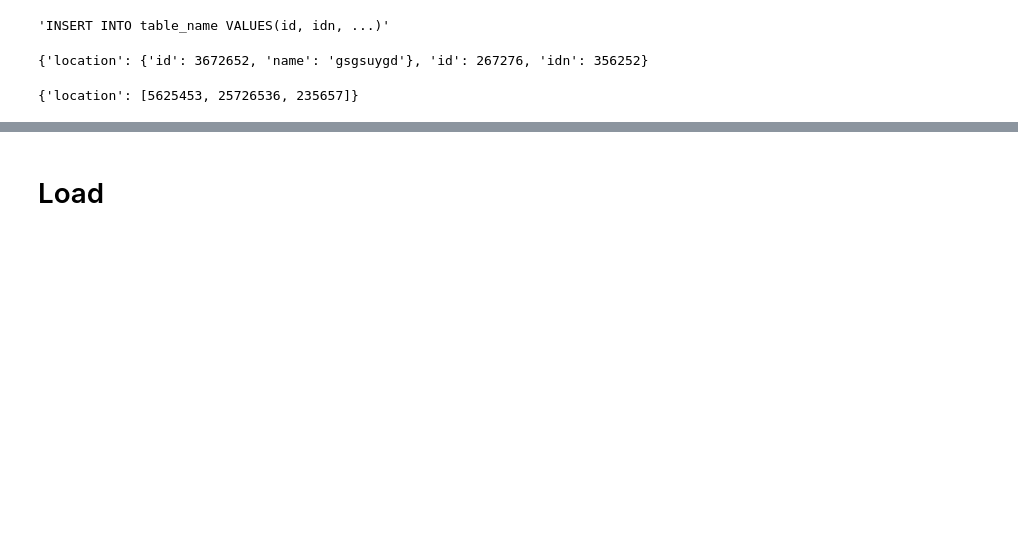
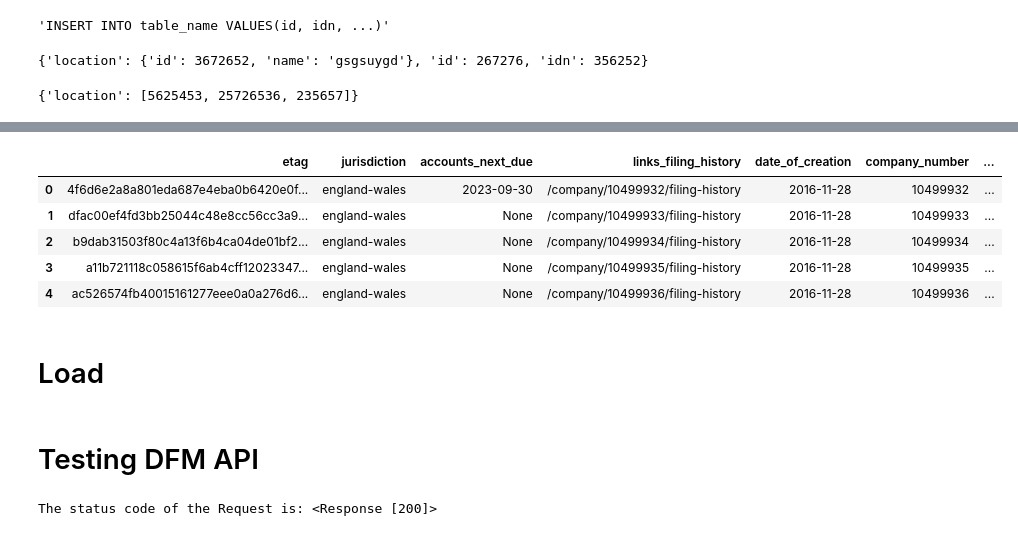
Before and after one commit to AriSidd/Data-Engineering-Tests, a Jupyter notebook: UK_company_house.ipynb, the cells around one changed output, grey strips where cells are left out. Cells and saved outputs as stored; diff of their text form; code cells hidden in the pictures; blank space fills up the shorter version.

```diff
--- a/UK_company_house.ipynb
+++ b/UK_company_house.ipynb
@@ -50,3 +56,7 @@ for status in status_list:
+# %%
+response_list = []
+for status in status_list:
+    response_list.append(status.json())
 # %% [markdown]
 # Transform
 # %%
@@ -134,0 +344,16 @@ our_mapping_config = [
+# %%
+our_mapping_config = [
+    {"index": 1, "colName": "etag", "type": "str", "alias": "None", "map_type": "None"},
+    {"index": 2, "colName": "jurisdiction", "type": "str", "alias": "None", "map_type": "None"},
+    {"index": 3, "colName": "accounts.next_due", "type": "str", "alias": "None", "map_type": "None"},
+    {"index": 4, "colName": "links.filing_history", "type": "str", "alias": "None", "map_type": "None"},
+    {"index": 5, "colName": "date_of_creation", "type": "str", "alias": "None", "map_type": "None"},
+    {"index": 6, "colName": "company_number", "type": "str", "alias": "None", "map_type": "None"},
+    {"index": 7, "colName": "registered_office_address.address_line_1", "type": "str", "alias": "None", "map_type": "None"},
+    {"index": 8, "colName": "links.persons_with_significant_control", "type": "str", "alias": "None", "map_type": "None"},
+    {"index": 9, "colName": "confirmation_statement.next_due", "type": "str", "alias": "None", "map_type": "None"},
+    {"index": 10, "colName": "company_status", "type": "str", "alias": "None", "map_type": "None"},
+    {"index": 11, "colName": "registered_office_address.postal_code", "type": "str", "alias": "None", "map_type": "None"}
+]
+
+transformed_data = transformations_on_batch(response_list, our_mapping_config)
@@ -135,2 +380,17 @@ our_mapping_config = [
+# %%
+import pandas as pd
+
+df = pd.DataFrame(transformed_data)
+
+df
+# %% [output]
+|  | etag | jurisdiction | accounts_next_due | links_filing_history | date_of_creation | company_number | ... |
+| 0 | 4f6d6e2a8a801eda687e4eba0b6420e0f... | england-wales | 2023-09-30 | /company/10499932/filing-history | 2016-11-28 | 10499932 | ... |
+| 1 | dfac00ef4fd3bb25044c48e8cc56cc3a9... | england-wales | None | /company/10499933/filing-history | 2016-11-28 | 10499933 | ... |
+| 2 | b9dab31503f80c4a13f6b4ca04de01bf2... | england-wales | None | /company/10499934/filing-history | 2016-11-28 | 10499934 | ... |
+| 3 | a11b721118c058615f6ab4cff12023347... | england-wales | None | /company/10499935/filing-history | 2016-11-28 | 10499935 | ... |
+| 4 | ac526574fb40015161277eee0a0a276d6... | england-wales | None | /company/10499936/filing-history | 2016-11-28 | 10499936 | ... |
 # %% [markdown]
 # Load
+# %% [markdown]
+# Testing DFM API
@@ -136,0 +423,6 @@ our_mapping_config = [
+# %%
+status = DFM_fetch_request()
+
+print("The status code of the Request is: {}\n".format(status))
+# %% [output]
+The status code of the Request is: <Response [200]>
```
Also changed, not shown: parts of 20 cells of this notebook.
